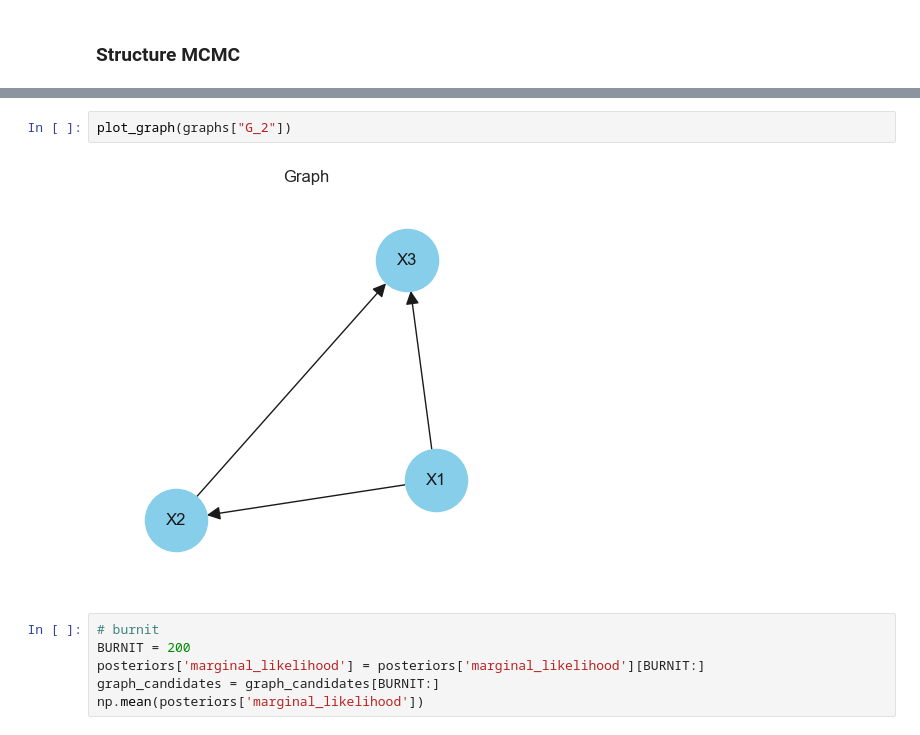
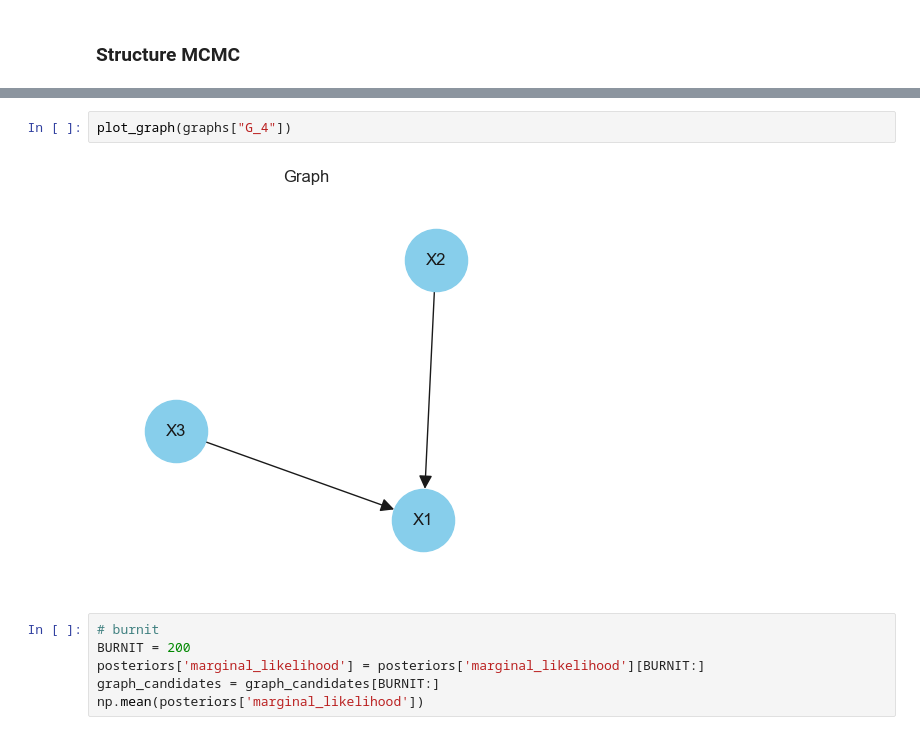
Before and after one commit to catarina-moreira/Structure_Learning_Study, a Jupyter notebook: causal_discovery/structure_mcmc_new.ipynb, the cells around one changed output, grey strips where cells are left out. Cells and saved outputs as stored; diff of their text form.

```diff
--- a/causal_discovery/structure_mcmc_new.ipynb
+++ b/causal_discovery/structure_mcmc_new.ipynb
@@ -98,7 +126,7 @@ mcmc_graph_distribution_plot( graph_distribution )
 # %%
-plot_graph(graphs["G_2"])
+plot_graph(graphs["G_4"])
 # %% [output]
-[figure, old version]
+[figure, new version]
 # %%
 # burnit
 BURNIT = 200
```
Also changed, not shown: parts of 8 cells of this notebook, 1 other file.
